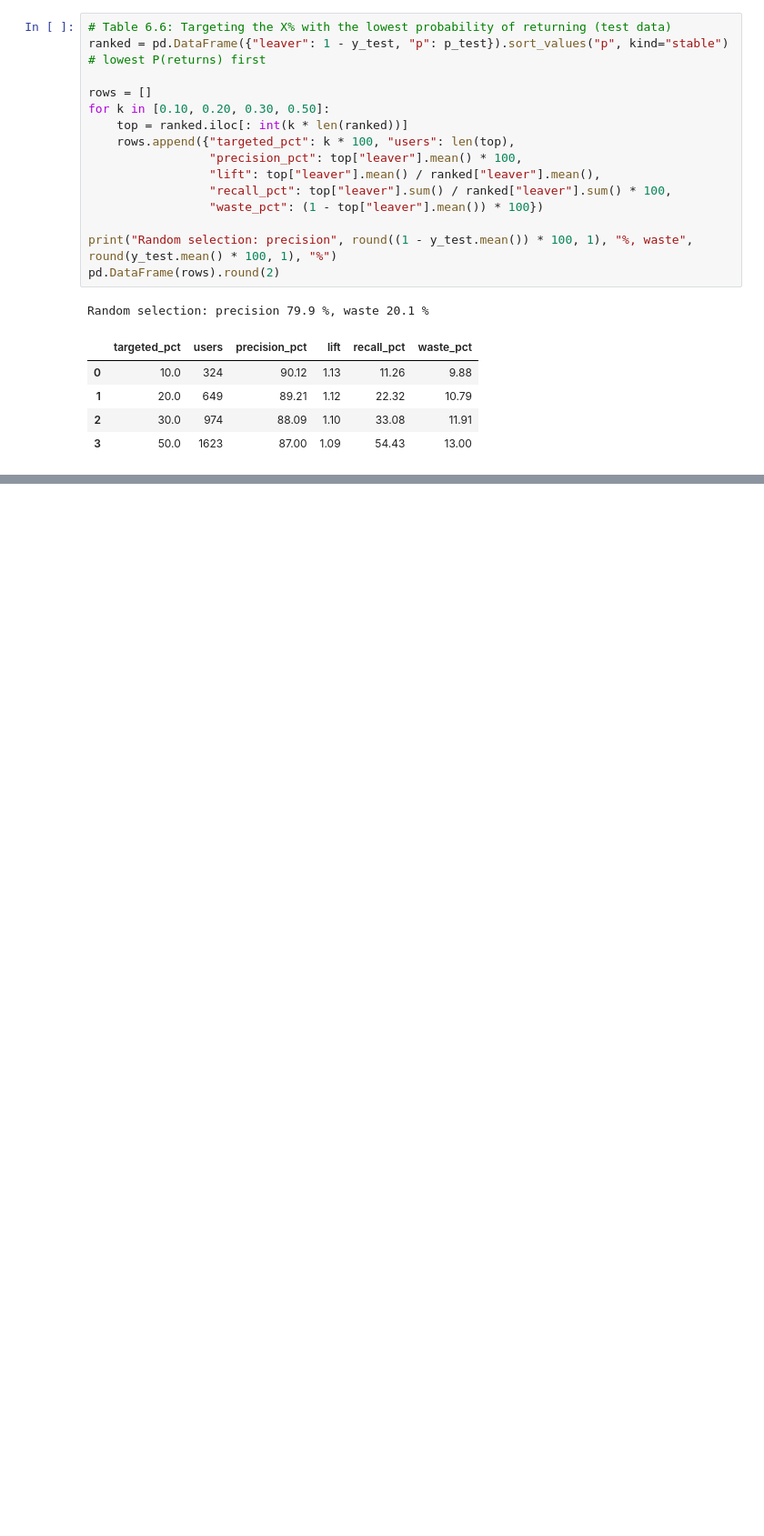
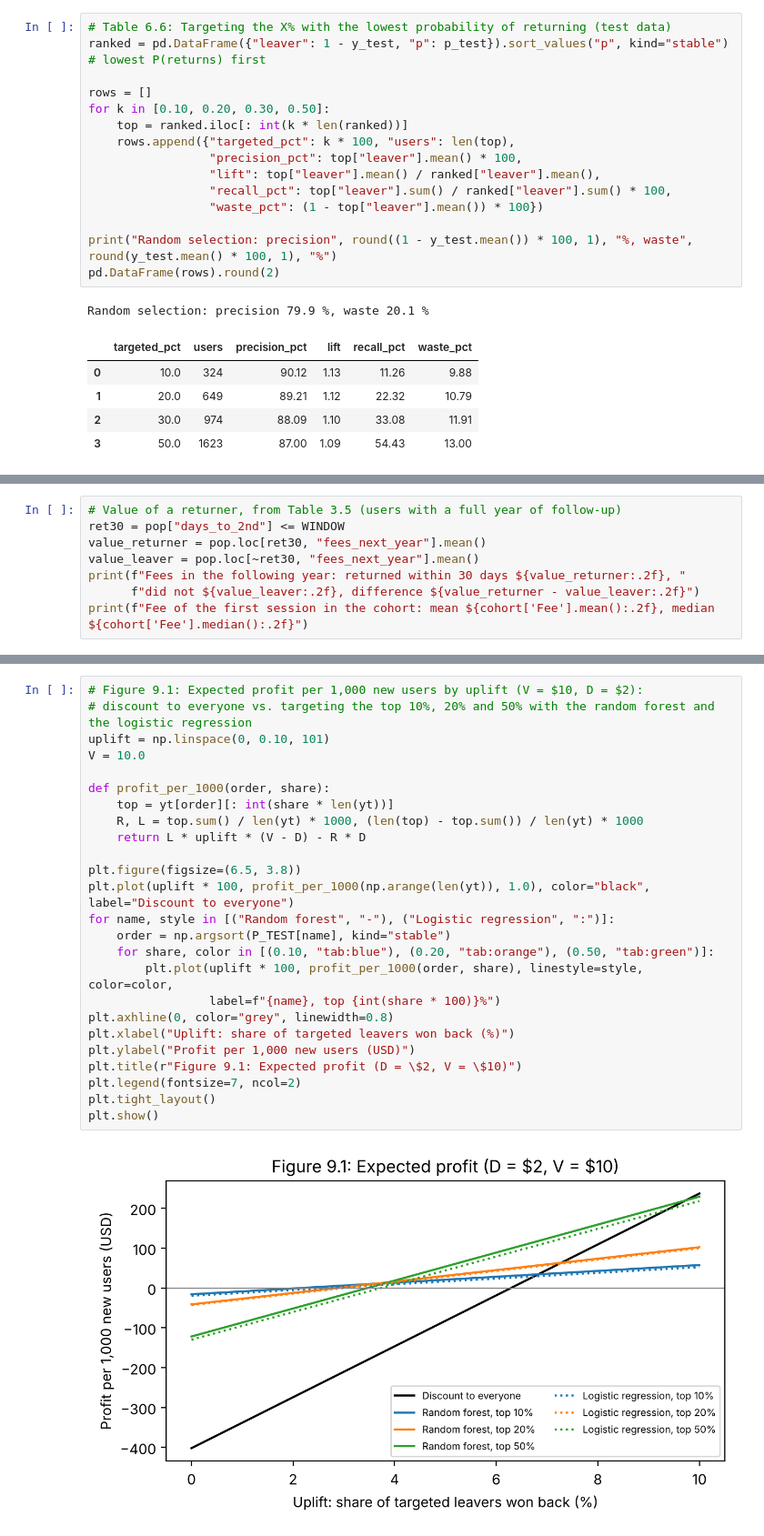
Before and after one commit to AliHoeg/intro_to_ba_project, a Jupyter notebook: exploraroty2.ipynb, the cells around one changed output, grey strips where cells are left out. Shown at 91% size. Cells and saved outputs as stored; diff of their text form; blank space fills up the shorter version.

```diff
--- a/exploraroty2.ipynb
+++ b/exploraroty2.ipynb
@@ -1170,0 +1500,8 @@ plt.show()
+# %%
+# Value of a returner, from Table 3.5 (users with a full year of follow-up)
+ret30 = pop["days_to_2nd"] <= WINDOW
+value_returner = pop.loc[ret30, "fees_next_year"].mean()
+value_leaver = pop.loc[~ret30, "fees_next_year"].mean()
+print(f"Fees in the following year: returned within 30 days ${value_returner:.2f}, "
+      f"did not ${value_leaver:.2f}, difference ${value_returner - value_leaver:.2f}")
+print(f"Fee of the first session in the cohort: mean ${cohort['Fee'].mean():.2f}, median ${cohort['Fee'].median():.2f}")
@@ -1170,0 +1569,27 @@ plt.show()
+# %%
+# Figure 9.1: Expected profit per 1,000 new users by uplift (V = $10, D = $2):
+# discount to everyone vs. targeting the top 10%, 20% and 50% with the random forest and the logistic regression
+uplift = np.linspace(0, 0.10, 101)
+V = 10.0
+
+def profit_per_1000(order, share):
+    top = yt[order][: int(share * len(yt))]
+    R, L = top.sum() / len(yt) * 1000, (len(top) - top.sum()) / len(yt) * 1000
+    return L * uplift * (V - D) - R * D
+
+plt.figure(figsize=(6.5, 3.8))
+plt.plot(uplift * 100, profit_per_1000(np.arange(len(yt)), 1.0), color="black", label="Discount to everyone")
+for name, style in [("Random forest", "-"), ("Logistic regression", ":")]:
+    order = np.argsort(P_TEST[name], kind="stable")
+    for share, color in [(0.10, "tab:blue"), (0.20, "tab:orange"), (0.50, "tab:green")]:
+        plt.plot(uplift * 100, profit_per_1000(order, share), linestyle=style, color=color,
+                 label=f"{name}, top {int(share * 100)}%")
+plt.axhline(0, color="grey", linewidth=0.8)
+plt.xlabel("Uplift: share of targeted leavers won back (%)")
+plt.ylabel("Profit per 1,000 new users (USD)")
+plt.title(r"Figure 9.1: Expected profit (D = \$2, V = \$10)")
+plt.legend(fontsize=7, ncol=2)
+plt.tight_layout()
+plt.show()
+# %% [output]
+[figure, added]
```
Also changed, not shown: parts of 35 cells of this notebook.
